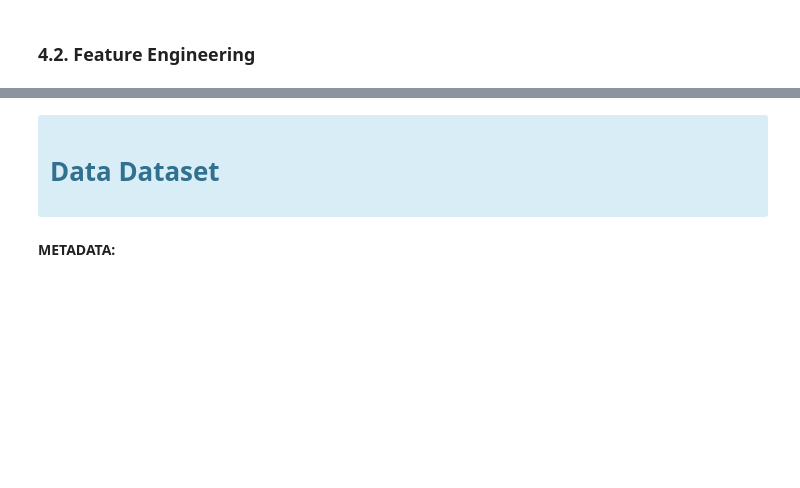
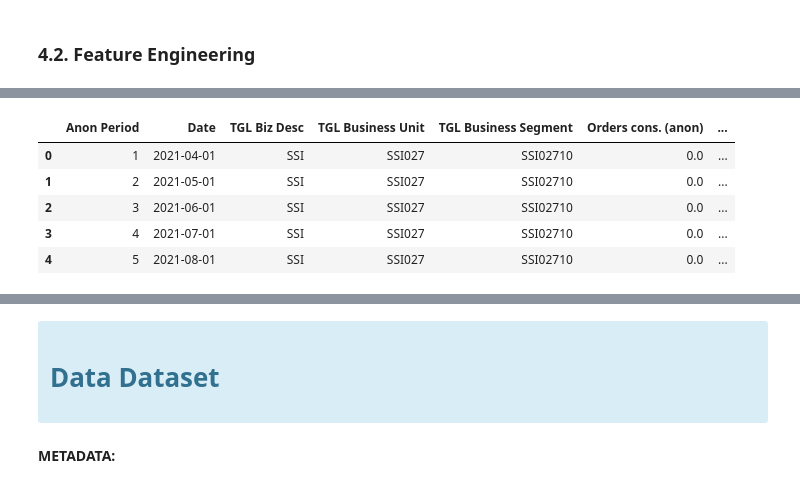
Before and after one commit to Alanog10/Siemens, a Jupyter notebook: Preprocessing_alano.ipynb, the cells around one changed output, grey strips where cells are left out. Cells and saved outputs as stored; diff of their text form; code cells hidden in the pictures; blank space fills up the shorter version.

```diff
--- a/Preprocessing_alano.ipynb
+++ b/Preprocessing_alano.ipynb
@@ -247,0 +292,84 @@ training.head()
+# %%
+# copiar e garantir tipos
+df = training.copy()
+df["Anon Period"] = pd.to_numeric(df["Anon Period"], errors="coerce")
+df["Date"] = pd.to_datetime(df["Date"])
+
+# 1) agregar ao nível de segment
+# (se já estiver nesse nível, isto só consolida duplicados caso existam)
+agg_segment = (
+    df.groupby(
+        ["Anon Period", "Date", "TGL Biz Desc", "TGL Business Unit", "TGL Business Segment"],
+        as_index=False
+    )
+    .agg({
+        "Orders cons. (anon)": "sum",
+        "Revenue cons. (anon)": "sum"
+    })
+)
+
+# 2) info única de cada segment
+segment_info = (
+    agg_segment[["TGL Biz Desc", "TGL Business Unit", "TGL Business Segment"]]
+    .drop_duplicates()
+)
+
+# 3) criar tabela Period -> Date a partir do próprio training
+period_date = (
+    agg_segment[["Anon Period", "Date"]]
+    .drop_duplicates()
+    .sort_values("Anon Period")
+)
+
+# se quiseres forçar até 42 meses:
+max_period = 42
+
+# se quiseres usar só até ao máximo observado:
+# max_period = int(agg_segment["Anon Period"].max())
+
+all_periods = pd.DataFrame({"Anon Period": range(1, max_period + 1)})
+
+# 4) se algum período não existir no training, construir a Date a partir da primeira data
+min_date = agg_segment["Date"].min()
+full_period_date = pd.DataFrame({
+    "Anon Period": range(1, max_period + 1),
+    "Date": pd.date_range(start=min_date, periods=max_period, freq="MS")
+})
+
+# 5) grelha completa Segment × Period
+grid = segment_info.merge(all_periods, how="cross")
+
+# 6) juntar a Date correspondente a cada período
+grid = grid.merge(full_period_date, on="Anon Period", how="left")
+
+# 7) juntar os dados reais
+segment_full = grid.merge(
+    agg_segment,
+    on=["Anon Period", "Date", "TGL Biz Desc", "TGL Business Unit", "TGL Business Segment"],
+    how="left"
+)
+
+# 8) preencher targets em falta com 0
+segment_full["Orders cons. (anon)"] = segment_full["Orders cons. (anon)"].fillna(0)
+segment_full["Revenue cons. (anon)"] = segment_full["Revenue cons. (anon)"].fillna(0)
+
+# 9) ordenar
+segment_full = segment_full.sort_values(
+    ["TGL Business Segment", "Anon Period"]
+).reset_index(drop=True)
+
+col = segment_full.pop("Date")
+segment_full.insert(0, "Date", col)
+
+col = segment_full.pop("Anon Period")
+segment_full.insert(0, "Anon Period", col)
+
+
+segment_full.head()
+# %% [output]
+|  | Anon Period | Date | TGL Biz Desc | TGL Business Unit | TGL Business Segment | Orders cons. (anon) | ... |
+| 0 | 1 | 2021-04-01 | SSI | SSI027 | SSI02710 | 0.0 | ... |
+| 1 | 2 | 2021-05-01 | SSI | SSI027 | SSI02710 | 0.0 | ... |
+| 2 | 3 | 2021-06-01 | SSI | SSI027 | SSI02710 | 0.0 | ... |
+| 3 | 4 | 2021-07-01 | SSI | SSI027 | SSI02710 | 0.0 | ... |
+| 4 | 5 | 2021-08-01 | SSI | SSI027 | SSI02710 | 0.0 | ... |
```
Also changed, not shown: parts of 48 cells of this notebook, 1 other file.
